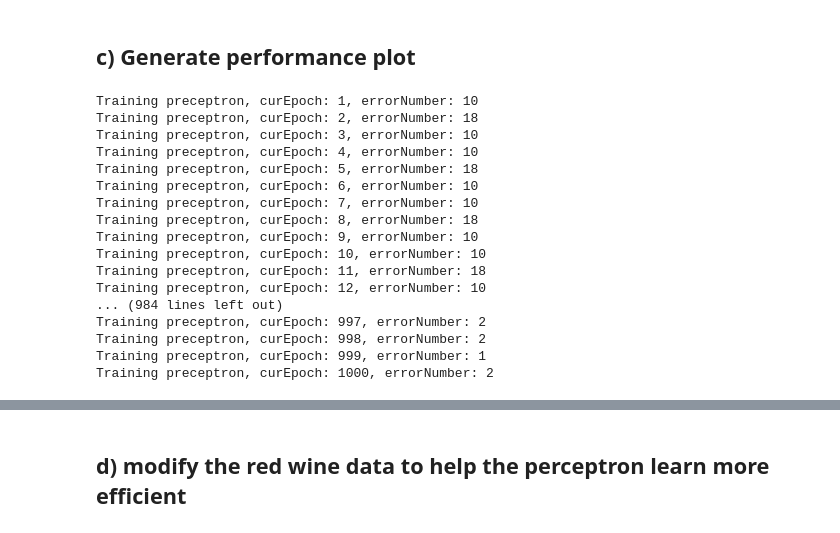
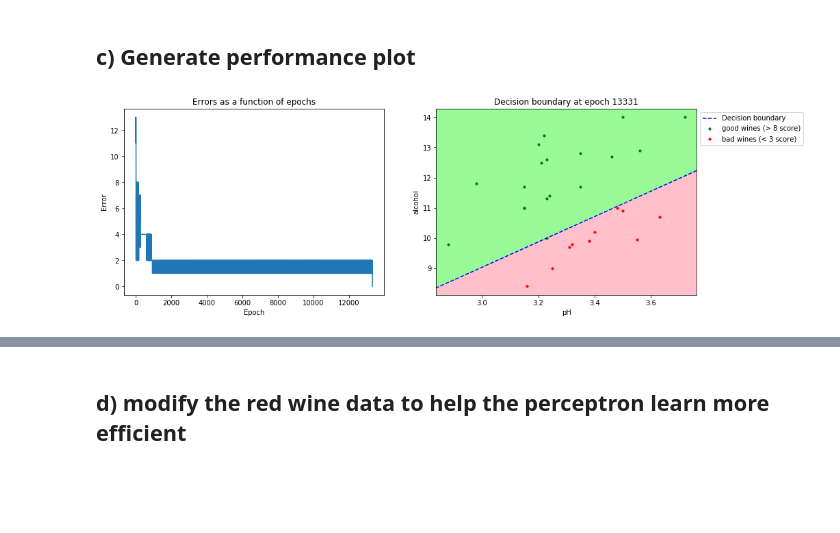
Before and after one commit to juoweichen/SommelierBot, a Jupyter notebook: ft_sommelier.ipynb, the cells around one changed output, grey strips where cells are left out. Cells and saved outputs as stored; diff of their text form; code cells hidden in the pictures; blank space fills up the shorter version.

```diff
--- a/ft_sommelier.ipynb
+++ b/ft_sommelier.ipynb
@@ -169,3 +124,24 @@ class ANN:
+# %%
+class ANN:
+    def ft_arrayDotList(self, a, l):
+        size = a.shape[0]
+        re = [0 for i in range(size)]
+        for i in range(size):
+            re[i] = self.getNetValue(a[i], l)
+        return pd.DataFrame([re]).values[0]
+
+    def getNetValue(self, s1, s2):
+        net = 0;
+        for i in range(len(s1)):
+            net += s1[i] * s2[i]
+        return net
+
+    def ft_transpose(self, m1):
+        df = pd.DataFrame(m1)
+        new = []
+        for col in range(m1.shape[1]):
+            new.append(df.iloc[:, col].values)
+        return pd.DataFrame(new).values
 # %%
 class Perceptron(ANN):
     def __init__(self, lr, epoch):
@@ -285,24 +279,7 @@ def plot_performace(performance, data, target, good_thresh, bad_thresh, epoch=-1
 # %%
-data = build_data("winequality-red.csv", 'pH', 'alcohol', 8, 3)
-target = build_target("winequality-red.csv", 8, 3)
+data , target = build_dataset("winequality-red.csv", ['pH', 'alcohol'], 8, 3)
+precep = Perceptron(1, 0)
+performance = precep.train(data.values, target.values, verbose=False)
+plot_performace(performance, data, target, 8, 3, -1, True)
+# %% [output]
+[figure, added]
-# %%
-precep = Perceptron(1, 1000)
-performance = precep.train(data, target)
-# %% [output]
-Training preceptron, curEpoch: 1, errorNumber: 10
-Training preceptron, curEpoch: 2, errorNumber: 18
-Training preceptron, curEpoch: 3, errorNumber: 10
-Training preceptron, curEpoch: 4, errorNumber: 10
-Training preceptron, curEpoch: 5, errorNumber: 18
-Training preceptron, curEpoch: 6, errorNumber: 10
-Training preceptron, curEpoch: 7, errorNumber: 10
-Training preceptron, curEpoch: 8, errorNumber: 18
-Training preceptron, curEpoch: 9, errorNumber: 10
-Training preceptron, curEpoch: 10, errorNumber: 10
-Training preceptron, curEpoch: 11, errorNumber: 18
-Training preceptron, curEpoch: 12, errorNumber: 10
-... (984 lines left out)
-Training preceptron, curEpoch: 997, errorNumber: 2
-Training preceptron, curEpoch: 998, errorNumber: 2
-Training preceptron, curEpoch: 999, errorNumber: 1
-Training preceptron, curEpoch: 1000, errorNumber: 2
```
Also changed, not shown: parts of 48 cells of this notebook, 5 other files.
